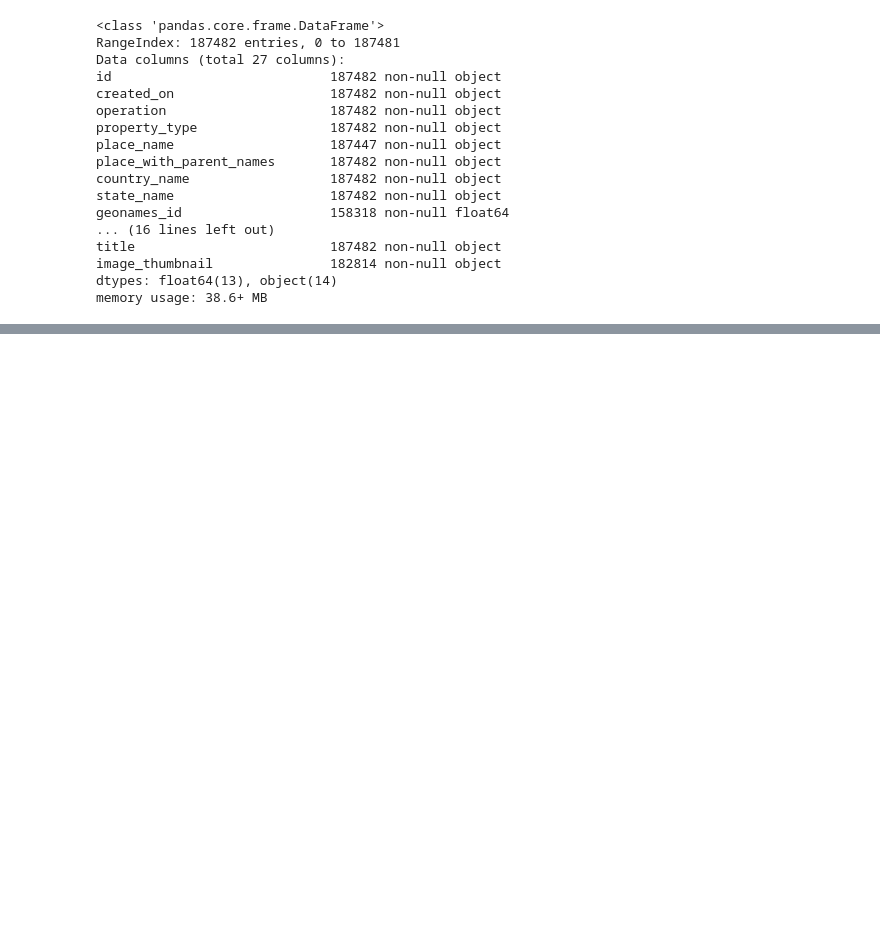
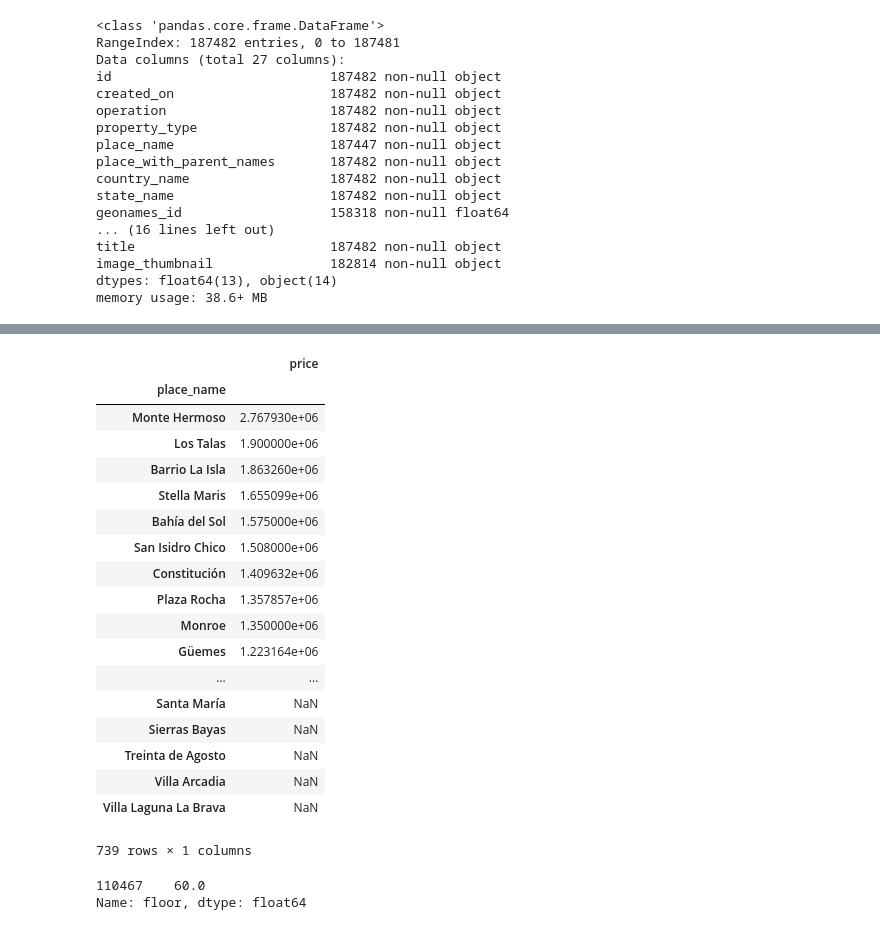
Before and after one commit to yussefomar/tp1OrganizacionComputador, a Jupyter notebook: ANALISIS+EXPLORATORIO+TP1.ipynb, the cells around one changed output, grey strips where cells are left out. Saved outputs shown, nothing was run; the diff lists cells and outputs as text; code cells hidden in the pictures; blank space fills up the shorter version.

```diff
--- a/ANALISIS+EXPLORATORIO+TP1.ipynb
+++ b/ANALISIS+EXPLORATORIO+TP1.ipynb
@@ -45,0 +93,42 @@ memory usage: 38.6+ MB
+# %%
+# Vemos precio promedio de buenos aires (provincia)
+top_mayor_prom_pre_bsas = prop_baires.loc[prop_baires['state_name'] != "Capital Federal", :]\
+[col_zonas_precio].groupby('place_name').agg({'price':'mean'}).sort_values(by='price',ascending=False)
+top_mayor_prom_pre_bsas
+# %% [output]
+|  | price |
+| place_name |  |
+| Monte Hermoso | 2.767930e+06 |
+| Los Talas | 1.900000e+06 |
+| Barrio La Isla | 1.863260e+06 |
+| Stella Maris | 1.655099e+06 |
+| Bahía del Sol | 1.575000e+06 |
+| San Isidro Chico | 1.508000e+06 |
+| Constitución | 1.409632e+06 |
+| Plaza Rocha | 1.357857e+06 |
+| Monroe | 1.350000e+06 |
+| Güemes | 1.223164e+06 |
+| ... | ... |
+| Santa María | NaN |
+| Sierras Bayas | NaN |
+| Treinta de Agosto | NaN |
+| Villa Arcadia | NaN |
+| Villa Laguna La Brava | NaN |
+739 rows × 1 columns
+# %%
+#edificios=prop.floor.dropna() borramos los nan de floors
+#edif = pd.to_numeric(prop['floor'], errors='coerce')#pasamos a int la columna
+#edif = prop.dropna(subset=['floor'])
+#edif.loc[:,'floor'] = edif['floor'].apply(lambda x: int(x))
+edif = prop_baires.floor.astype(float)
+
+edif = edif.loc[edif == 60]
+#edificios_cap['floor'].values_count().isnull()
+#top_mayor_prom_pre_znnorte = edificios_cap[['state_name','place_name','price','floor']][edificios_cap['state_name']=="Capital Federal"]\
+#.groupby('place_name').agg({'floor':'mean'})\
+#.sort_values(by='floor',ascending=False)
+#top_mayor_prom_pre_znnorte
+edif
+# %% [output]
+110467    60.0
+Name: floor, dtype: float64
```
Also changed, not shown: parts of 18 cells of this notebook.
